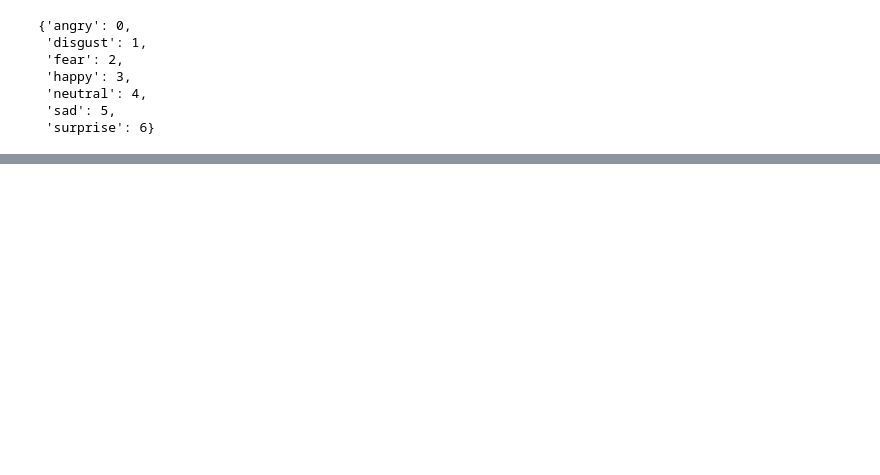
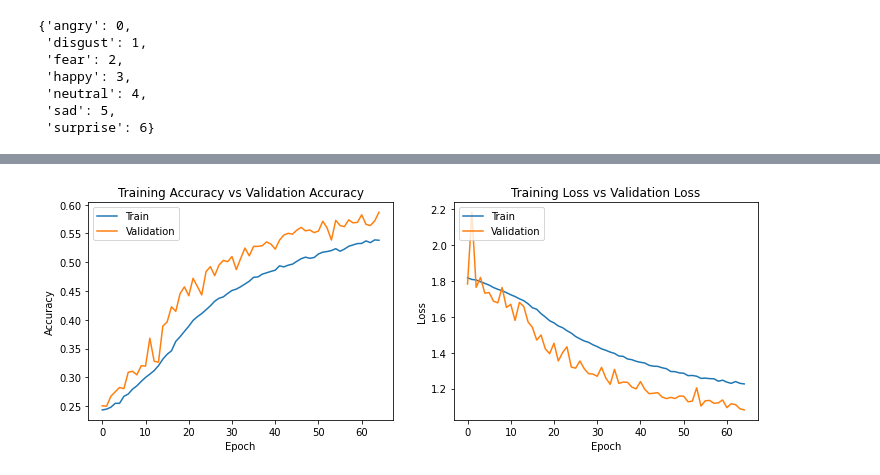
Before and after one commit to lucifertrj/100DaysOfML, a Jupyter notebook: Mini Projects/Facial_Emotion_Recognition/Facial_Emotion_Recognition-Copy1.ipynb, the cells around one changed output, grey strips where cells are left out. Saved outputs shown, nothing was run; the diff lists cells and outputs as text; code cells hidden in the pictures; blank space fills up the shorter version.

```diff
--- a/Mini Projects/Facial_Emotion_Recognition_CNN/Facial_Emotion_Recognition.ipynb
+++ b/Mini Projects/Facial_Emotion_Recognition/Facial_Emotion_Recognition-Copy1.ipynb
@@ -117,12 +129,19 @@ cv2.imread(o).shape
+# %%
+train_aug = ImageDataGenerator(
+      rescale=1./255,
+      rotation_range=40,
+      width_shift_range=0.2,
+      height_shift_range=0.2,
+      shear_range=0.2,
+      zoom_range=0.2,
+      horizontal_flip=True,
+      fill_mode='nearest')
+test_aug = ImageDataGenerator(rescale=1./255)
 # %%
-train_aug = ImageDataGenerator(rescale=1./255,zoom_range=0.3,horizontal_flip=True)
-test_aug = ImageDataGenerator(rescale=1./255)
-
 training_data = train_aug.flow_from_directory(TRAIN_DATA,
                                                 batch_size=64,
                                                 target_size=(48,48),
                                                 shuffle=True,
-                                                color_mode='grayscale',
                                                 class_mode='categorical')
 
 
@@ -130,7 +149,6 @@ testing_data = test_aug.flow_from_directory(TEST_DATA,
                                                 batch_size=64,
                                                 target_size=(48,48),
                                                 shuffle=True,
-                                                color_mode='grayscale',
                                                 class_mode='categorical')
 # %% [output]
 Found 28709 images belonging to 7 classes.
@@ -172,0 +259,7 @@ Epoch 1/5
+# %%
+model.compile(
+  optimizer=keras.optimizers.Adam(learning_rate=1e-4),
+  loss="categorical_crossentropy",
+  metrics=['accuracy'])
+# %%
+hist = model.fit_generator(training_data,validation_data=testing_data,epochs=65,callbacks=callbacks)
@@ -172,0 +287,23 @@ Epoch 1/5
+# %%
+fig , ax = plt.subplots(1,2)
+train_acc = hist.history['accuracy']
+train_loss = hist.history['loss']
+fig.set_size_inches(12,4)
+
+ax[0].plot(hist.history['accuracy'])
+ax[0].plot(hist.history['val_accuracy'])
+ax[0].set_title('Training Accuracy vs Validation Accuracy')
+ax[0].set_ylabel('Accuracy')
+ax[0].set_xlabel('Epoch')
+ax[0].legend(['Train', 'Validation'], loc='upper left')
+
+ax[1].plot(hist.history['loss'])
+ax[1].plot(hist.history['val_loss'])
+ax[1].set_title('Training Loss vs Validation Loss')
+ax[1].set_ylabel('Loss')
+ax[1].set_xlabel('Epoch')
+ax[1].legend(['Train', 'Validation'], loc='upper left')
+
+plt.show()
+# %% [output]
+[figure, added]
```
Also changed, not shown: parts of 32 cells of this notebook.
